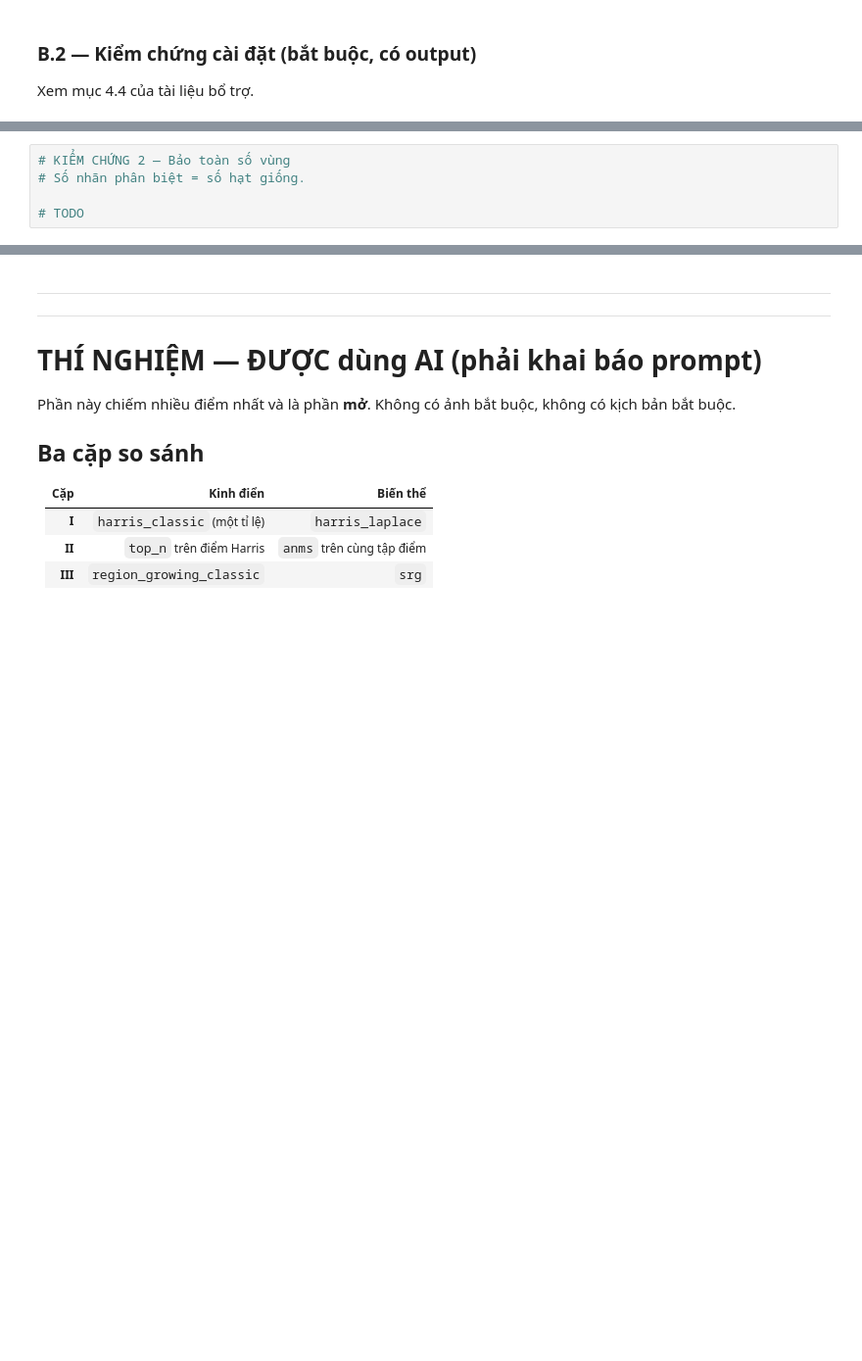
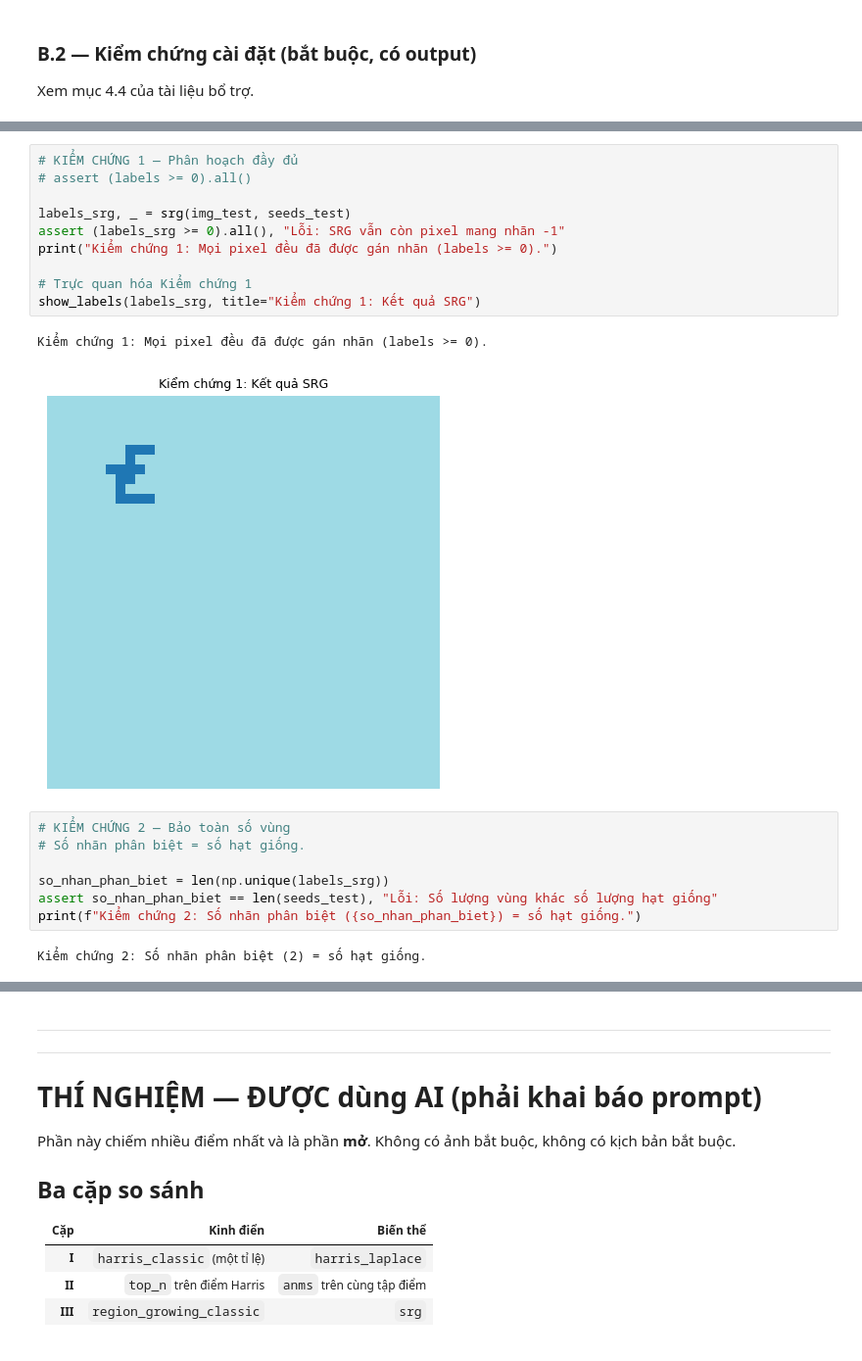
Before and after one commit to lequangmy5522/XLA-TGMT, a Jupyter notebook: bt2_khung.ipynb, the cells around one changed output, grey strips where cells are left out. Shown at 98% size. Saved outputs shown, nothing was run; the diff lists cells and outputs as text; blank space fills up the shorter version.

Commit message:
Kiểm chứng cài đặt phần B

```diff
--- a/bt2_khung.ipynb
+++ b/bt2_khung.ipynb
@@ -694,8 +695,25 @@ Kiểm chứng 1: Thành công. Mọi pixel đều đã được gán nhãn (lab
+# %%
+# KIỂM CHỨNG 1 — Phân hoạch đầy đủ
+# assert (labels >= 0).all()
+
+labels_srg, _ = srg(img_test, seeds_test)
+assert (labels_srg >= 0).all(), "Lỗi: SRG vẫn còn pixel mang nhãn -1"
+print("Kiểm chứng 1: Mọi pixel đều đã được gán nhãn (labels >= 0).")
+
+# Trực quan hóa Kiểm chứng 1
+show_labels(labels_srg, title="Kiểm chứng 1: Kết quả SRG")
+# %% [output]
+Kiểm chứng 1: Mọi pixel đều đã được gán nhãn (labels >= 0).
+[figure, added]
 # %%
 # KIỂM CHỨNG 2 — Bảo toàn số vùng
 # Số nhãn phân biệt = số hạt giống.
 
-# TODO
+so_nhan_phan_biet = len(np.unique(labels_srg))
+assert so_nhan_phan_biet == len(seeds_test), "Lỗi: Số lượng vùng khác số lượng hạt giống"
+print(f"Kiểm chứng 2: Số nhãn phân biệt ({so_nhan_phan_biet}) = số hạt giống.")
+# %% [output]
+Kiểm chứng 2: Số nhãn phân biệt (2) = số hạt giống.
 # %%
 # KIỂM CHỨNG 3 — Bất biến thứ tự hạt giống
 # Chạy srg với danh sách hạt giống, rồi với danh sách ĐÃ ĐẢO NGƯỢC; so hai kết quả.
```
Also changed, not shown: parts of 7 cells of this notebook.
